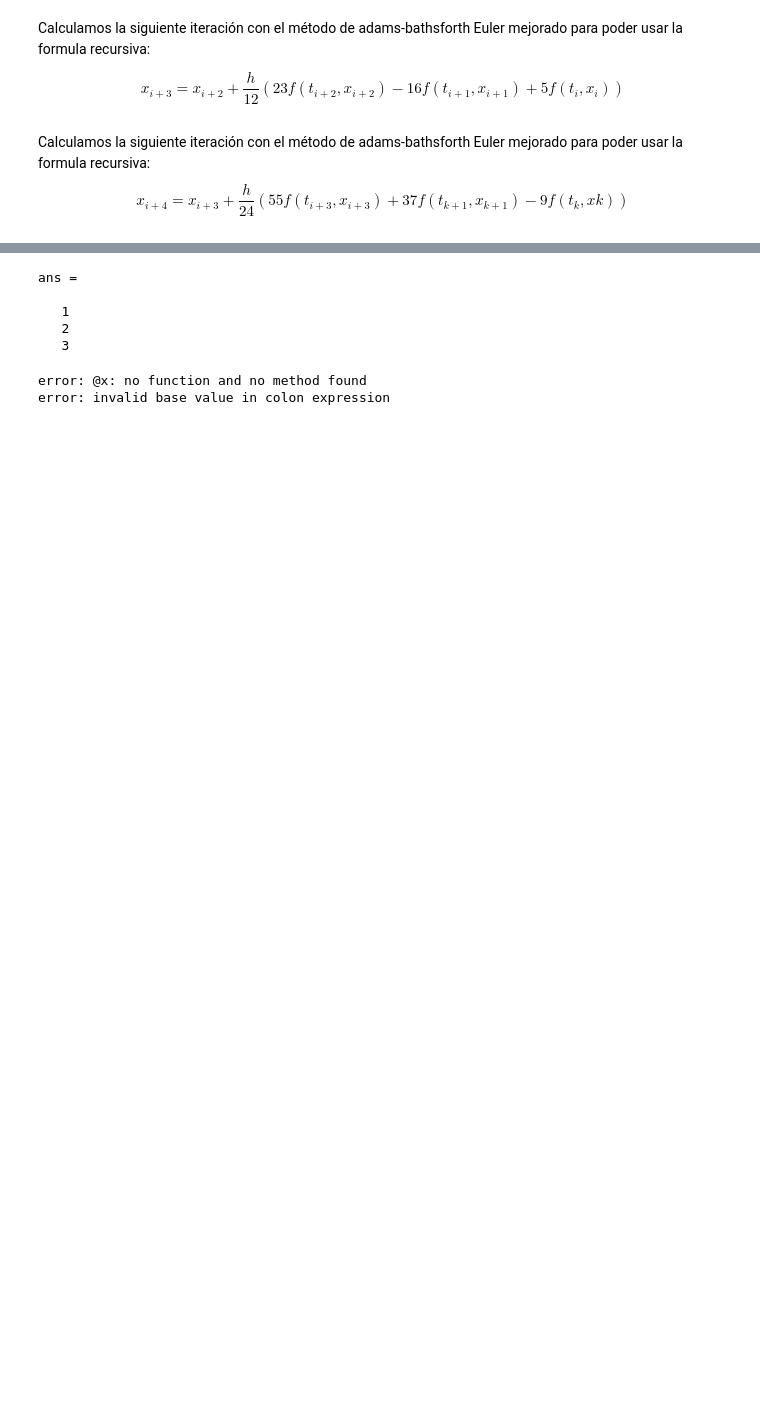
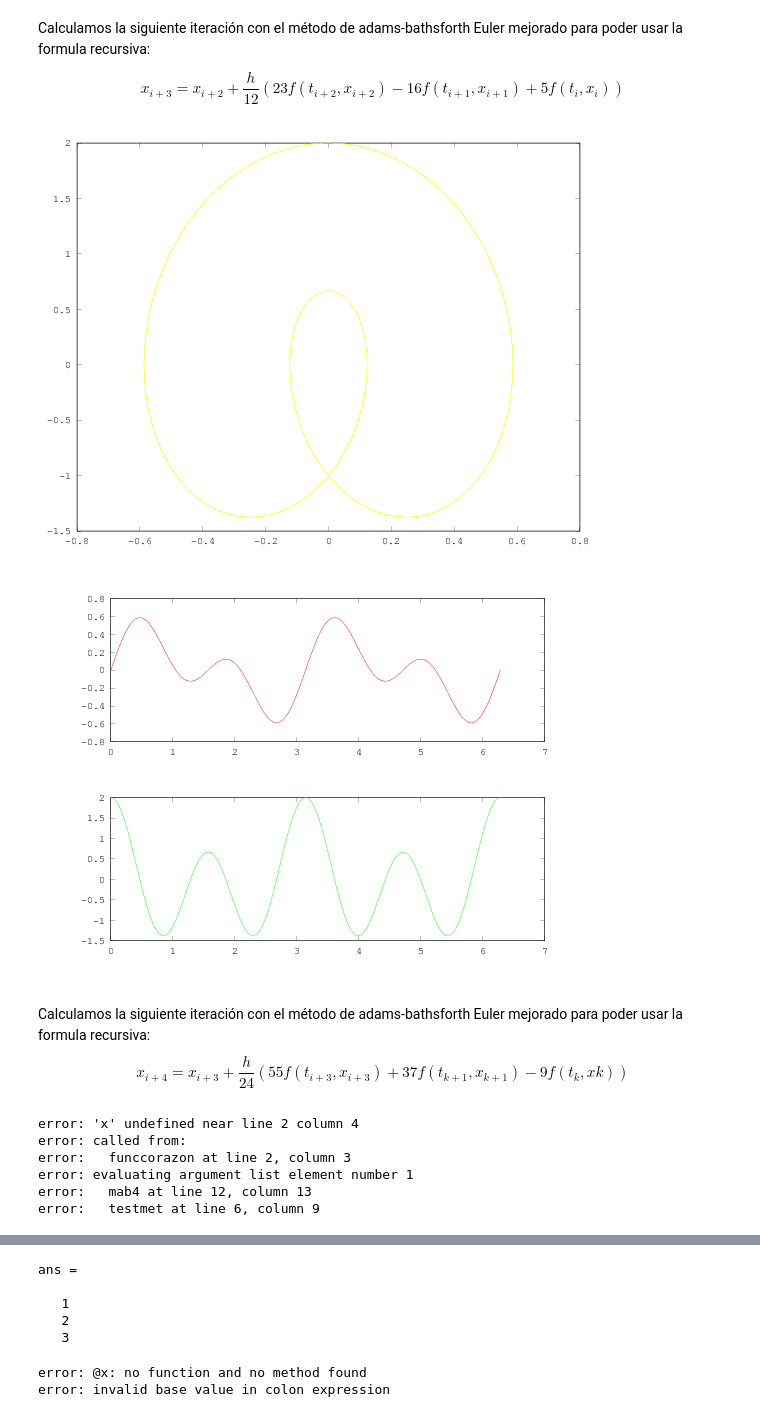
Before and after one commit to DiegoFern/ANNU, a Jupyter notebook: Untitled.ipynb, the cells around one changed output, grey strips where cells are left out. Drawn from its saved outputs; the diff is of its cells as text; code cells hidden in the pictures; blank space fills up the shorter version.

```diff
--- a/Untitled.ipynb
+++ b/Untitled.ipynb
@@ -70,6 +111,11 @@ for k=1:N-2
     x(k+3,:)=x(k+2,:)+(h/12)*(23*f(t(k+2),x(k+2,:))-16*f(t(k+1),x(k+1,:))+5*f(t(k),x(k,:)))';
 end
 end
+# %%
+testmet(@mab3)
+# %% [output]
+[figure, added]
+[figure, added]
 # %% [markdown]
 Calculamos la siguiente iteración con el método de adams-bathsforth Euler mejorado
 para poder usar la formula recursiva:
@@ -90,5 +136,14 @@ for k=1:N-3
 end
 end
+# %%
+testmet(@mab4)
+# %% [output]
+error: 'x' undefined near line 2 column 4
+error: called from:
+error:   funccorazon at line 2, column 3
+error: evaluating argument list element number 1
+error:   mab4 at line 12, column 13
+error:   testmet at line 6, column 9
 # %%
 function [t,x] = mab5(f,intervalo,x0,N)
 %Primera parte; datos yprimer paso del metdodo de runge-kutta de orden 4
```
Also changed, not shown: parts of 10 cells of this notebook.
